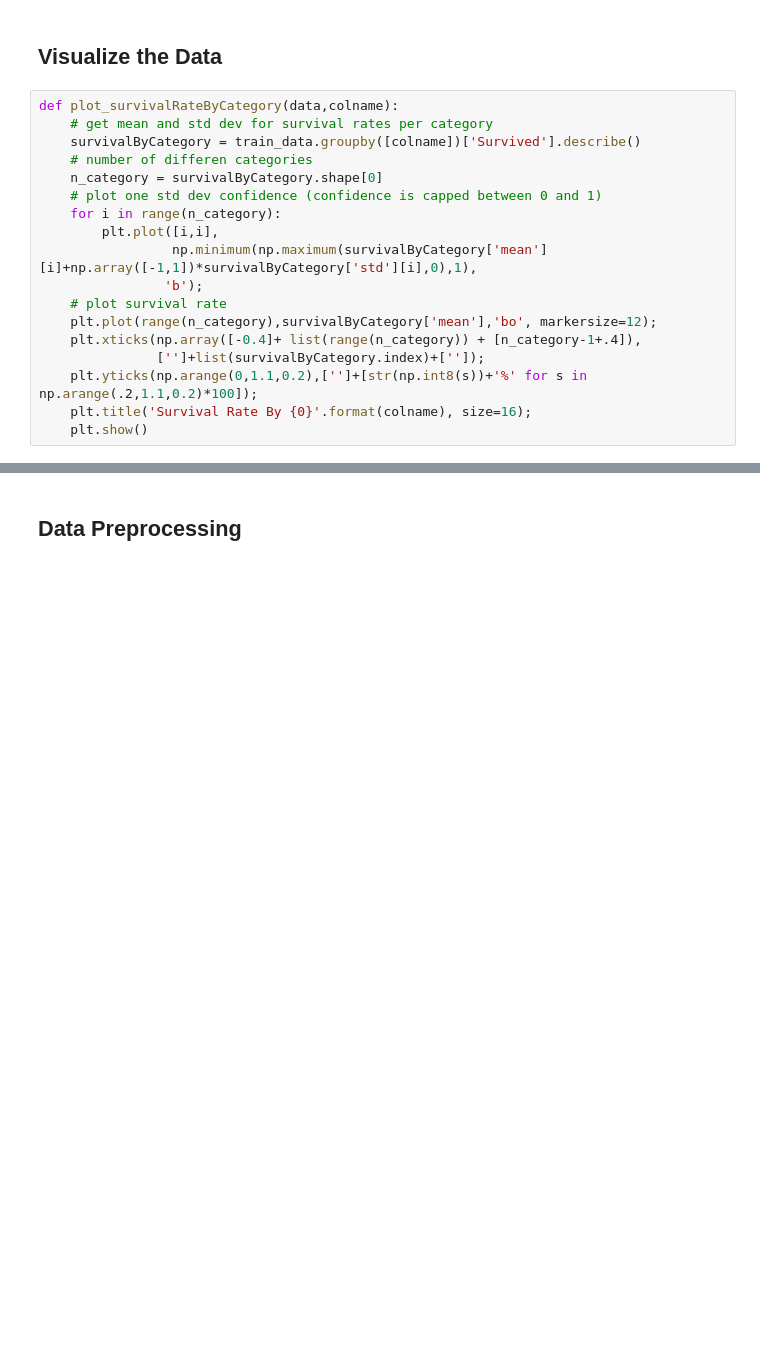
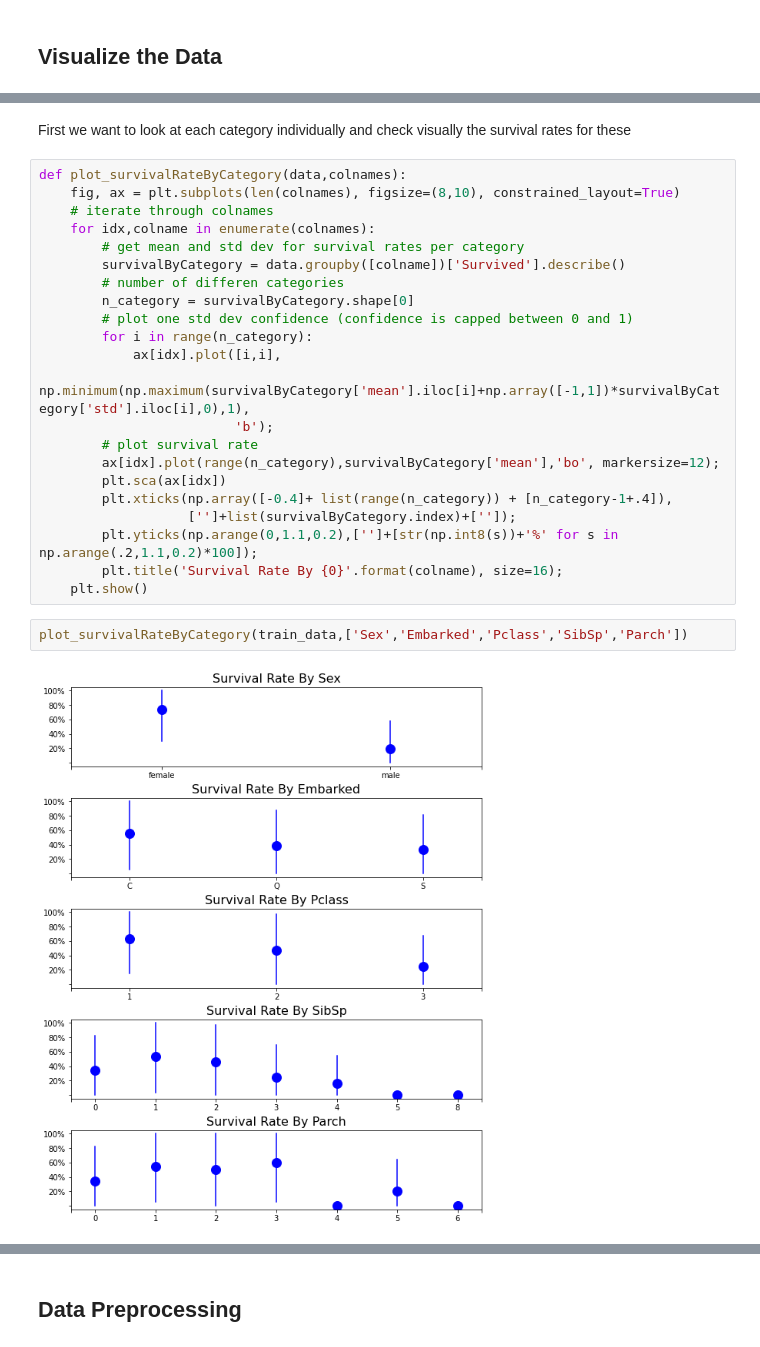
Before and after one commit to FelixMoeller3/linkit_titanic_survivor_challenge, a Jupyter notebook: linkit_titanic_survivor_challenge.ipynb, the cells around one changed output, grey strips where cells are left out. Drawn from its saved outputs; the diff is of its cells as text; blank space fills up the shorter version.

```diff
--- a/linkit_titanic_survivor_challenge.ipynb
+++ b/linkit_titanic_survivor_challenge.ipynb
@@ -35,21 +35,3 @@ Shape of test data:  (418, 11)
 | 4 | 896 | 3 | Hirvonen, Mrs. Alexander (Helga E... | female | 22.0 | 1 | 1 | 3101298 | 12.2875 | NaN | ... |
 # %% [markdown]
 ## Visualize the Data
-# %%
-def plot_survivalRateByCategory(data,colname):
-    # get mean and std dev for survival rates per category
-    survivalByCategory = train_data.groupby([colname])['Survived'].describe()
-    # number of differen categories
-    n_category = survivalByCategory.shape[0]
-    # plot one std dev confidence (confidence is capped between 0 and 1)
-    for i in range(n_category):
-        plt.plot([i,i],
-                 np.minimum(np.maximum(survivalByCategory['mean'][i]+np.array([-1,1])*survivalByCategory['std'][i],0),1),
-                'b');
-    # plot survival rate
-    plt.plot(range(n_category),survivalByCategory['mean'],'bo', markersize=12);
-    plt.xticks(np.array([-0.4]+ list(range(n_category)) + [n_category-1+.4]),
-               ['']+list(survivalByCategory.index)+['']);
-    plt.yticks(np.arange(0,1.1,0.2),['']+[str(np.int8(s))+'%' for s in np.arange(.2,1.1,0.2)*100]);
-    plt.title('Survival Rate By {0}'.format(colname), size=16);
-    plt.show()
@@ -86,0 +54,28 @@ dtype: object
+# %% [markdown]
+First we want to look at each category individually and check visually the survival rates for these
+# %%
+def plot_survivalRateByCategory(data,colnames):
+    fig, ax = plt.subplots(len(colnames), figsize=(8,10), constrained_layout=True)
+    # iterate through colnames
+    for idx,colname in enumerate(colnames):
+        # get mean and std dev for survival rates per category
+        survivalByCategory = data.groupby([colname])['Survived'].describe()
+        # number of differen categories
+        n_category = survivalByCategory.shape[0]
+        # plot one std dev confidence (confidence is capped between 0 and 1)
+        for i in range(n_category):
+            ax[idx].plot([i,i],
+                         np.minimum(np.maximum(survivalByCategory['mean'].iloc[i]+np.array([-1,1])*survivalByCategory['std'].iloc[i],0),1),
+                         'b');
+        # plot survival rate
+        ax[idx].plot(range(n_category),survivalByCategory['mean'],'bo', markersize=12);
+        plt.sca(ax[idx])
+        plt.xticks(np.array([-0.4]+ list(range(n_category)) + [n_category-1+.4]),
+                   ['']+list(survivalByCategory.index)+['']);
+        plt.yticks(np.arange(0,1.1,0.2),['']+[str(np.int8(s))+'%' for s in np.arange(.2,1.1,0.2)*100]);
+        plt.title('Survival Rate By {0}'.format(colname), size=16);
+    plt.show()
+# %%
+plot_survivalRateByCategory(train_data,['Sex','Embarked','Pclass','SibSp','Parch'])
+# %% [output]
+[figure, added]
```
Also changed, not shown: parts of 27 cells of this notebook.
